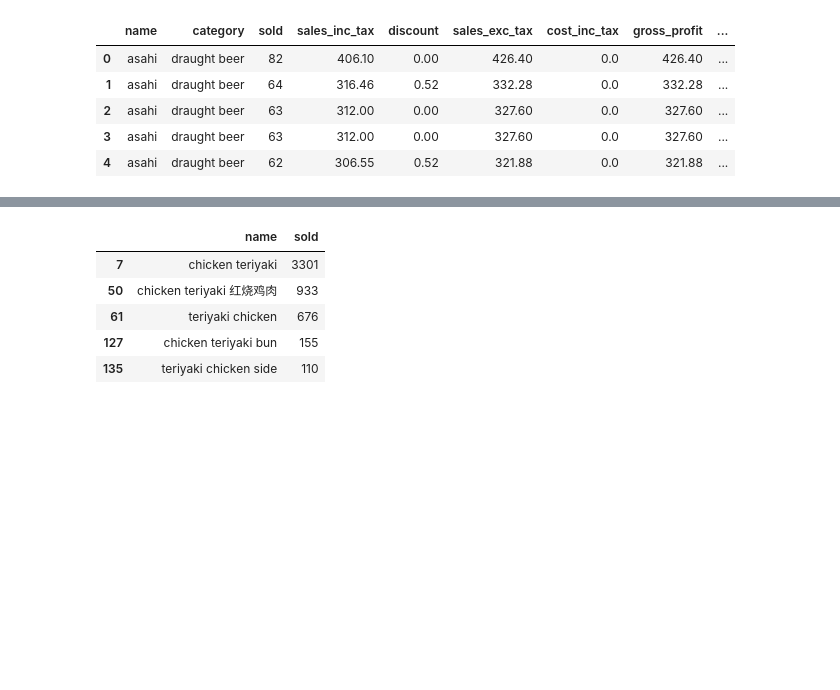
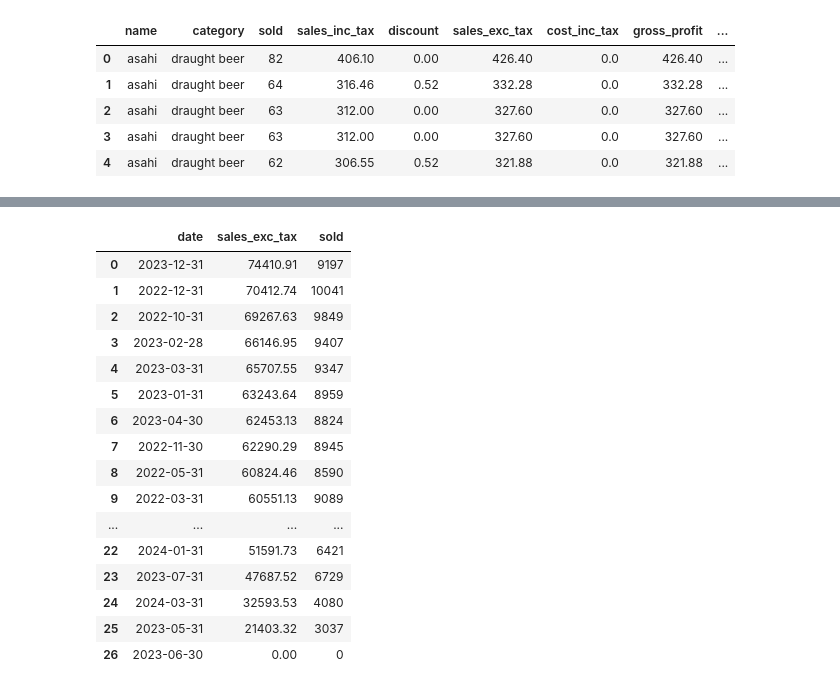
Before and after one commit to lestherll/restaurant-data-analytics, a Jupyter notebook: data_exploration.ipynb, the cells around one changed output, grey strips where cells are left out. Cells and saved outputs as stored; diff of their text form; code cells hidden in the pictures; blank space fills up the shorter version.

```diff
--- a/data_exploration.ipynb
+++ b/data_exploration.ipynb
@@ -160,12 +156,26 @@ px.bar(
     },
     title="Top 30 Drink Products",
 )
-# %%
-top_sellers[(top_sellers.name.str.contains("(?=.*teriyaki)(?=.*chicken)", regex=True))]
-# %% [output]
-|  | name | sold |
-| 7 | chicken teriyaki | 3301 |
-| 50 | chicken teriyaki 红烧鸡肉 | 933 |
-| 61 | teriyaki chicken | 676 |
-| 127 | chicken teriyaki bun | 155 |
-| 135 | teriyaki chicken side | 110 |
+# %%
+df.set_index("date").groupby(pd.Grouper(freq="M")).agg(
+    sales_exc_tax=("sales_exc_tax", "sum"),
+    sold=("sold", "sum"),
+).sort_values("sales_exc_tax", ascending=False).reset_index()
+# %% [output]
+|  | date | sales_exc_tax | sold |
+| 0 | 2023-12-31 | 74410.91 | 9197 |
+| 1 | 2022-12-31 | 70412.74 | 10041 |
+| 2 | 2022-10-31 | 69267.63 | 9849 |
+| 3 | 2023-02-28 | 66146.95 | 9407 |
+| 4 | 2023-03-31 | 65707.55 | 9347 |
+| 5 | 2023-01-31 | 63243.64 | 8959 |
+| 6 | 2023-04-30 | 62453.13 | 8824 |
+| 7 | 2022-11-30 | 62290.29 | 8945 |
+| 8 | 2022-05-31 | 60824.46 | 8590 |
+| 9 | 2022-03-31 | 60551.13 | 9089 |
+| ... | ... | ... | ... |
+| 22 | 2024-01-31 | 51591.73 | 6421 |
+| 23 | 2023-07-31 | 47687.52 | 6729 |
+| 24 | 2024-03-31 | 32593.53 | 4080 |
+| 25 | 2023-05-31 | 21403.32 | 3037 |
+| 26 | 2023-06-30 | 0.00 | 0 |
```
Also changed, not shown: parts of 9 cells of this notebook.
